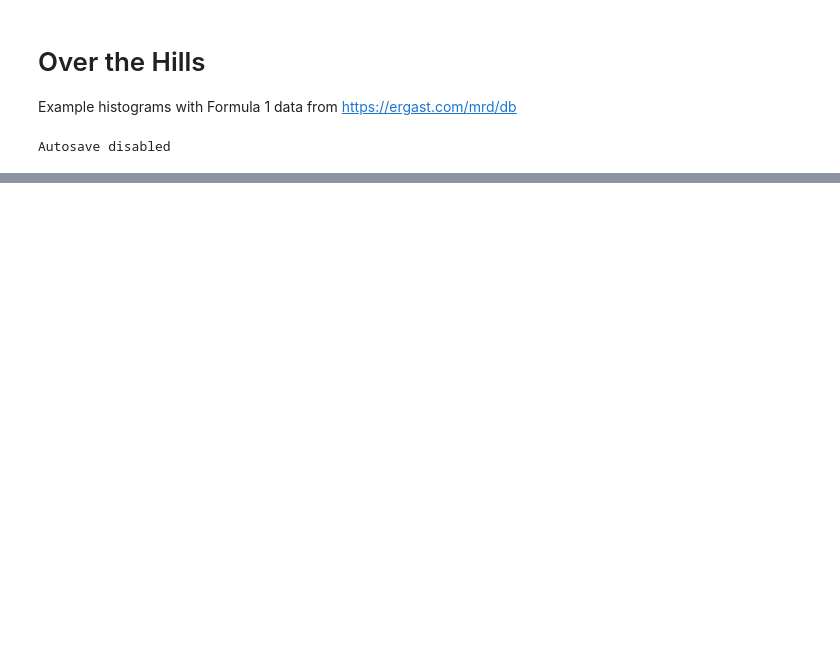
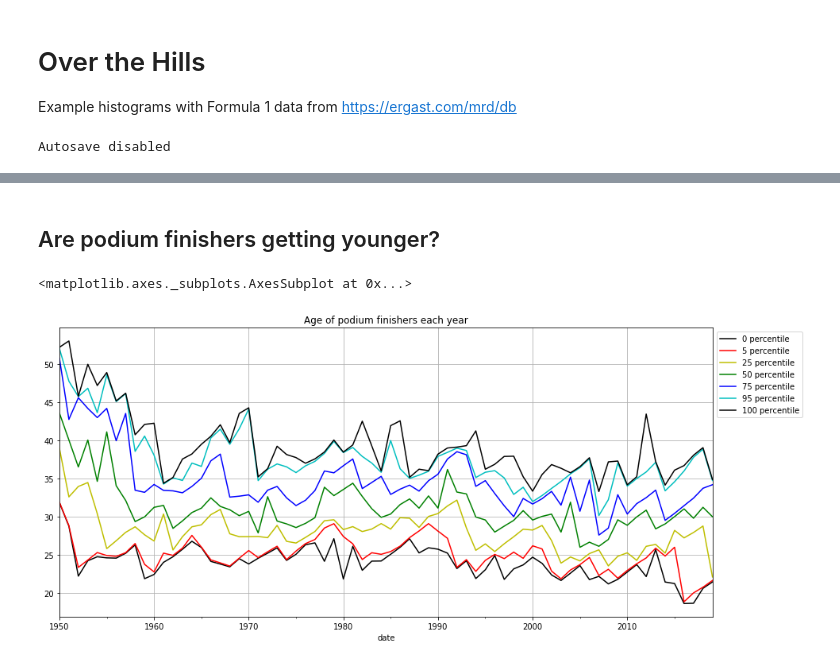
Before and after one commit to samkennerly/kingofsnake, a Jupyter notebook: books/viz/hist.ipynb, the cells around one changed output, grey strips where cells are left out. Drawn from its saved outputs; the diff is of its cells as text; code cells hidden in the pictures; blank space fills up the shorter version.

```diff
--- a/books/viz/hist.ipynb
+++ b/books/viz/hist.ipynb
@@ -15,0 +58,9 @@ plot = Plot()
+# %% [markdown]
+## Are podium finishers getting younger?
+# %%
+kw = dict()
+kw['title'] = 'Age of podium finishers each year'
+plot.quant(pods.set_index('date')['age'], 'y', **kw)
+# %% [output]
+<matplotlib.axes._subplots.AxesSubplot at 0x...>
+[figure, added]
```
Also changed, not shown: parts of 8 cells of this notebook.
